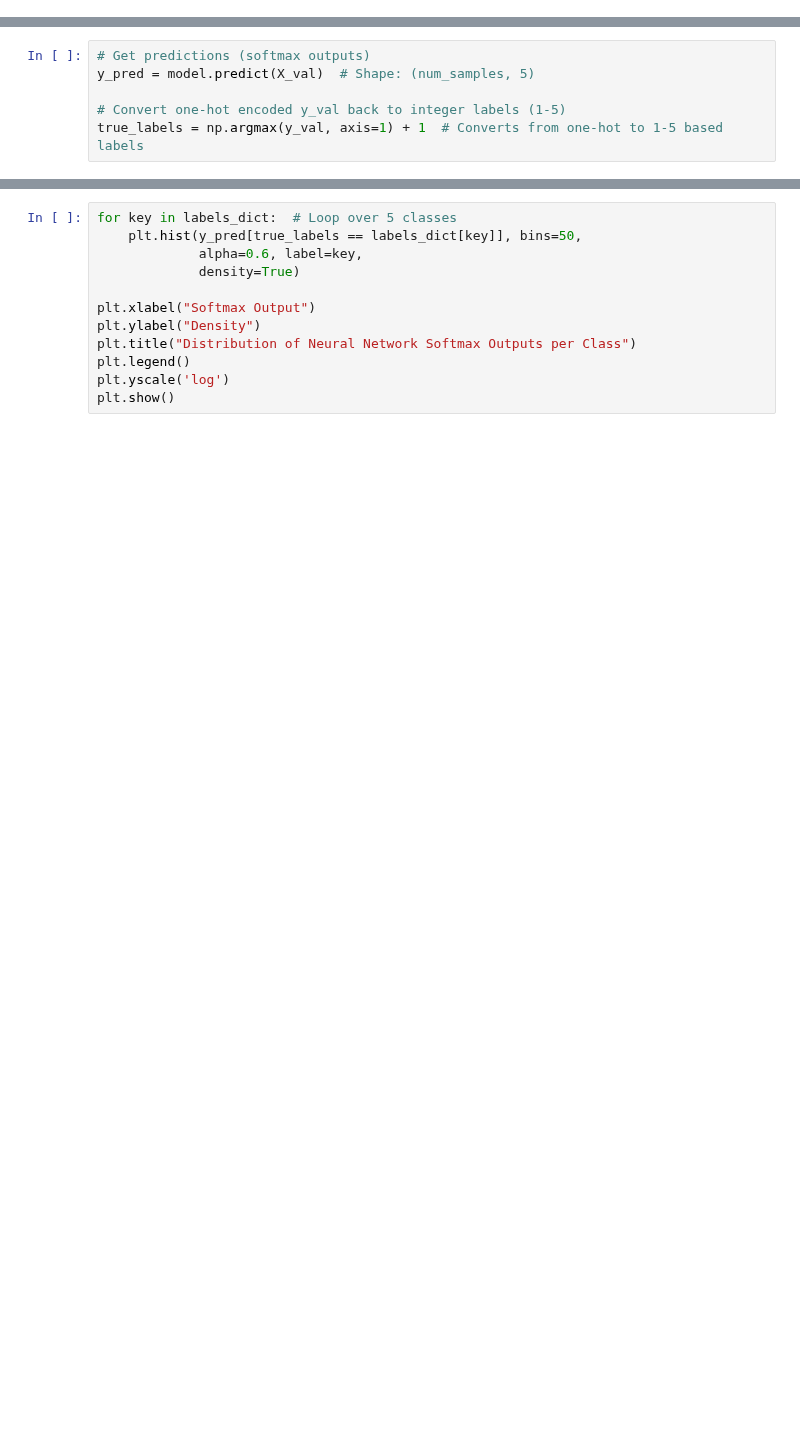
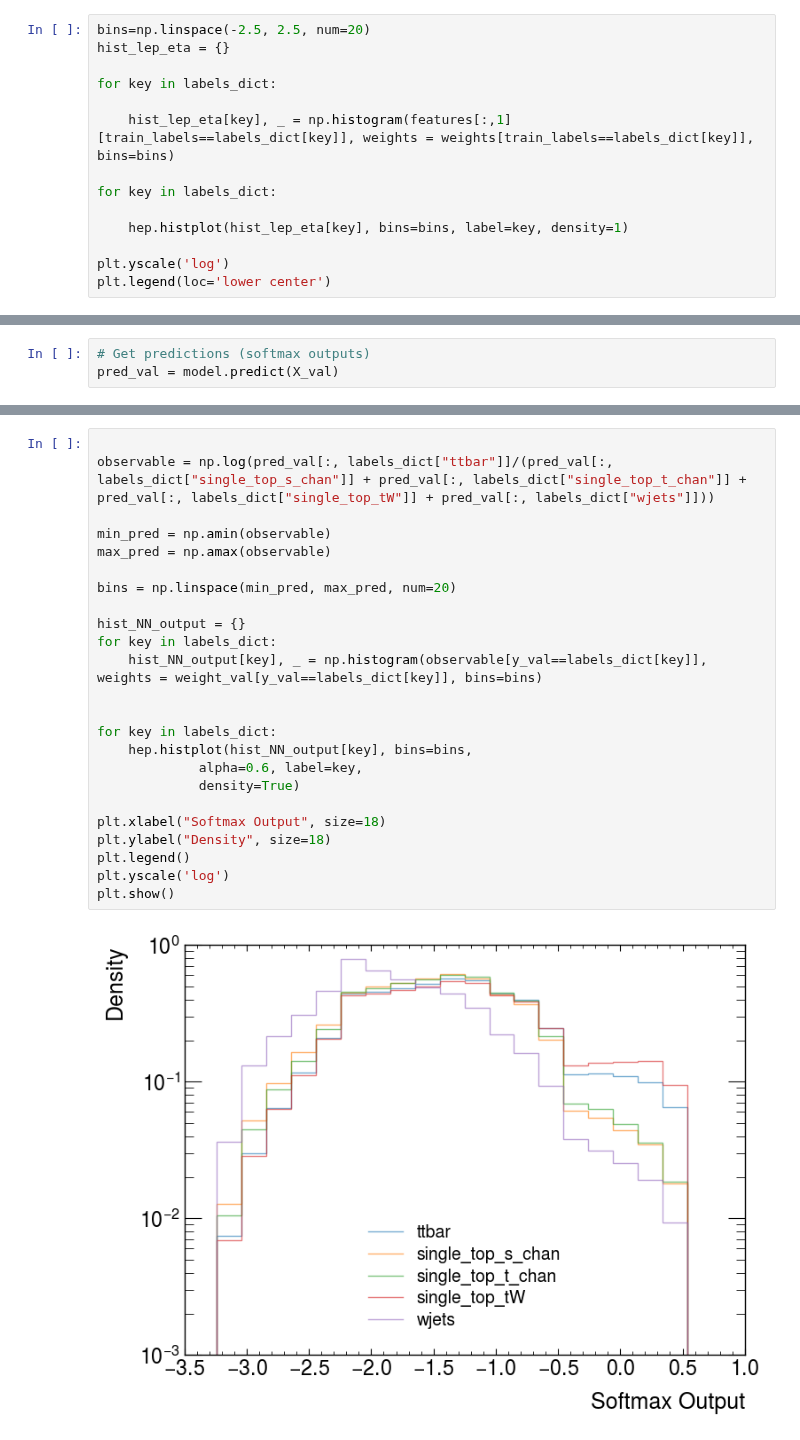
Before and after one commit to Ragansu/NSBI-workflow-tutorial, a Jupyter notebook: Data_Preprocessing.ipynb, the cells around one changed output, grey strips where cells are left out. Saved outputs shown, nothing was run; the diff lists cells and outputs as text; blank space fills up the shorter version.

```diff
--- a/Data_Preprocessing.ipynb
+++ b/Data_Preprocessing.ipynb
@@ -209,0 +278,14 @@ weights = np.array(output['weights'].value)
+# %%
+bins=np.linspace(-2.5, 2.5, num=20)
+hist_lep_eta = {}
+
+for key in labels_dict:
+
+    hist_lep_eta[key], _ = np.histogram(features[:,1][train_labels==labels_dict[key]], weights = weights[train_labels==labels_dict[key]], bins=bins)
+
+for key in labels_dict:
+
+    hep.histplot(hist_lep_eta[key], bins=bins, label=key, density=1)
+
+plt.yscale('log')
+plt.legend(loc='lower center')
@@ -273,6 +354,3 @@ print(true_labels[true_labels==5].shape)
 # %%
 # Get predictions (softmax outputs)
-y_pred = model.predict(X_val)  # Shape: (num_samples, 5)
-
-# Convert one-hot encoded y_val back to integer labels (1-5)
-true_labels = np.argmax(y_val, axis=1) + 1  # Converts from one-hot to 1-5 based labels
+pred_val = model.predict(X_val)
@@ -279,12 +359,26 @@ true_labels = np.argmax(y_val, axis=1) + 1  # Converts from one-hot to 1-5 based
 # %%
-for key in labels_dict:  # Loop over 5 classes
-    plt.hist(y_pred[true_labels == labels_dict[key]], bins=50,
+
+observable = np.log(pred_val[:, labels_dict["ttbar"]]/(pred_val[:, labels_dict["single_top_s_chan"]] + pred_val[:, labels_dict["single_top_t_chan"]] + pred_val[:, labels_dict["single_top_tW"]] + pred_val[:, labels_dict["wjets"]]))
+
+min_pred = np.amin(observable)
+max_pred = np.amax(observable)
+
+bins = np.linspace(min_pred, max_pred, num=20)
+
+hist_NN_output = {}
+for key in labels_dict:
+    hist_NN_output[key], _ = np.histogram(observable[y_val==labels_dict[key]], weights = weight_val[y_val==labels_dict[key]], bins=bins)
+
+
+for key in labels_dict:
+    hep.histplot(hist_NN_output[key], bins=bins,
              alpha=0.6, label=key,
              density=True)
 
-plt.xlabel("Softmax Output")
-plt.ylabel("Density")
-plt.title("Distribution of Neural Network Softmax Outputs per Class")
+plt.xlabel("Softmax Output", size=18)
+plt.ylabel("Density", size=18)
 plt.legend()
 plt.yscale('log')
 plt.show()
+# %% [output]
+[figure, added]
```
Also changed, not shown: parts of 24 cells of this notebook.
